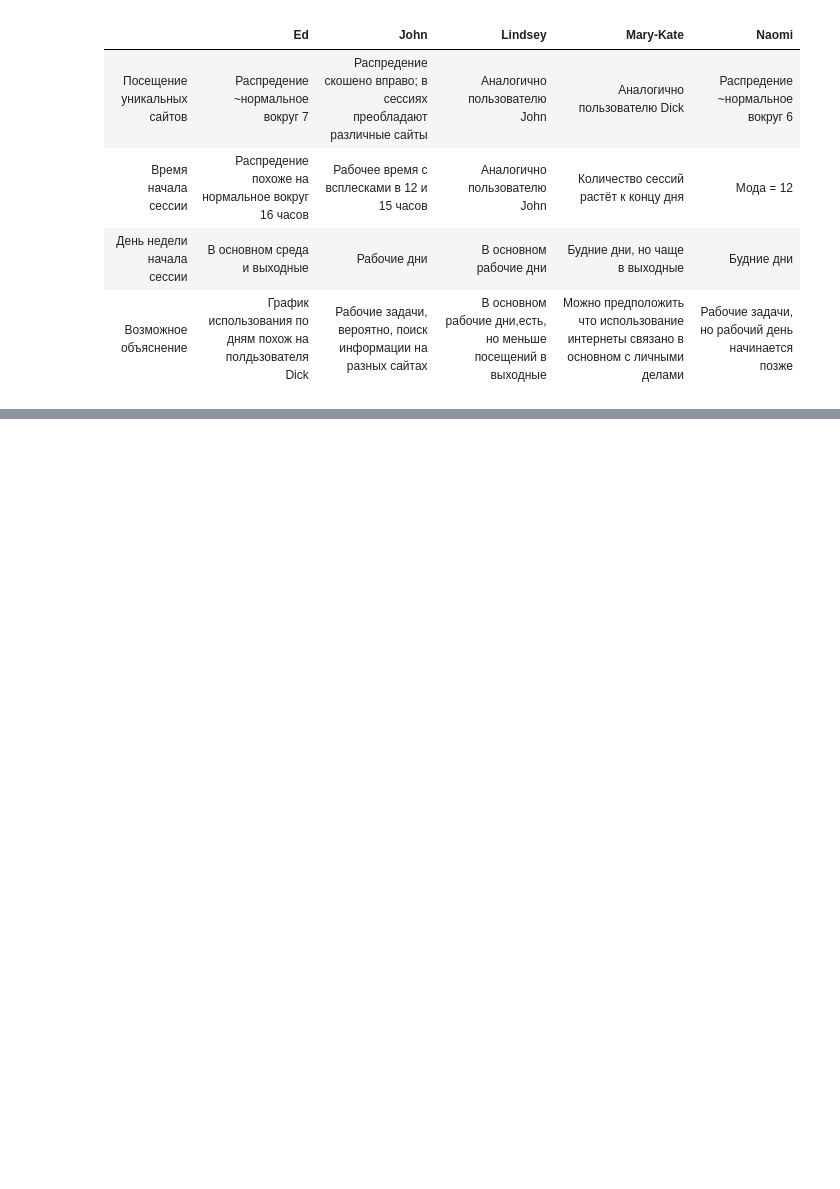
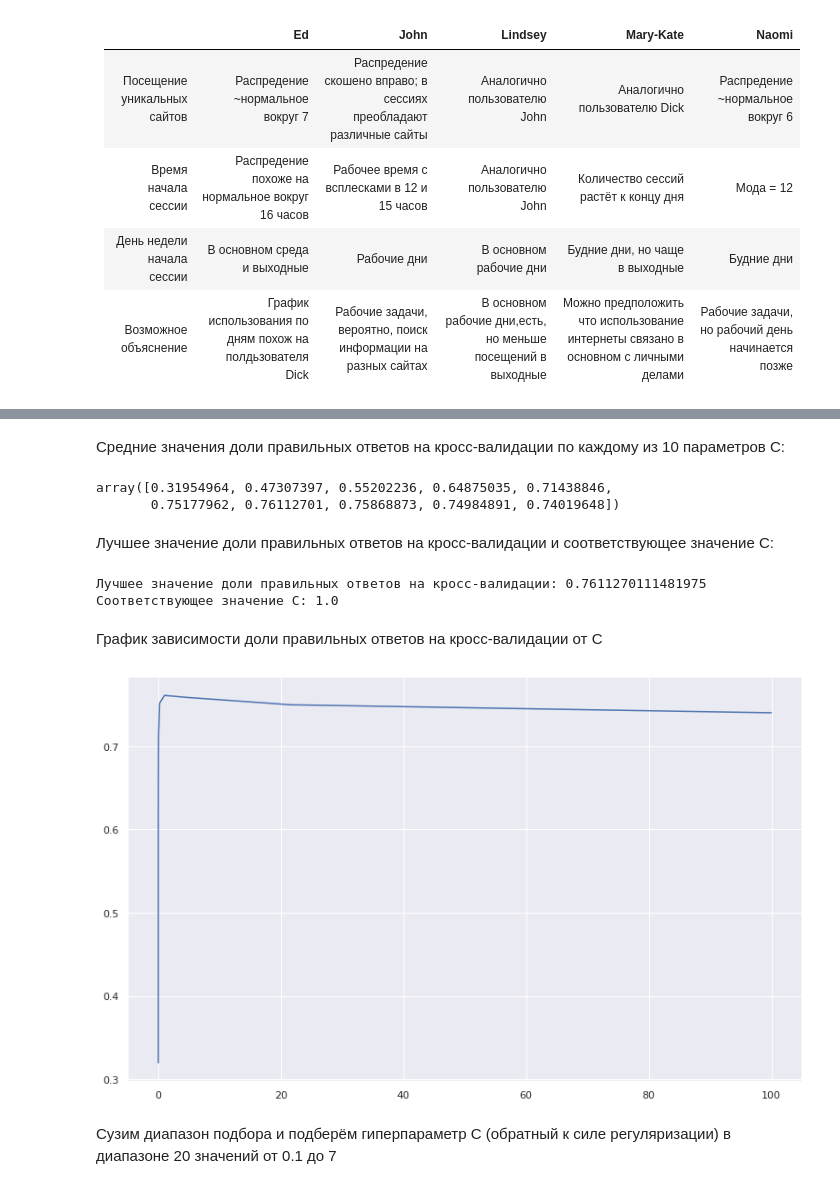
Before and after one commit to Uniholder/Specialization-Yandex-MIPT, a Jupyter notebook: 6_Final_projects/1_user_identification/week7_report.ipynb, the cells around one changed output, grey strips where cells are left out. Drawn from its saved outputs; the diff is of its cells as text; code cells hidden in the pictures; blank space fills up the shorter version.

Commit message:
week7 week4 training covered

```diff
--- a/6_Final_projects/1_user_identification/week7_report.ipynb
+++ b/6_Final_projects/1_user_identification/week7_report.ipynb
@@ -1233,0 +1314,3 @@ for idx, (user, sub_df) in enumerate(train_data_10users.groupby(by='user_name'))
+# %%
+forest = RandomForestClassifier(n_estimators=100, random_state=17, oob_score=True, n_jobs=-1)
+forest.fit(X_train, y_train)
@@ -1233,0 +1335,3 @@ for idx, (user, sub_df) in enumerate(train_data_10users.groupby(by='user_name'))
+# %%
+logit = LogisticRegression(random_state=17, n_jobs=-1)
+logit.fit(X_train, y_train)
@@ -1233,0 +1358,6 @@ for idx, (user, sub_df) in enumerate(train_data_10users.groupby(by='user_name'))
+# %%
+%%time
+logit_c_values1 = np.logspace(-4, 2, 10)
+
+logit_grid_searcher1 = LogisticRegressionCV(logit_c_values1, random_state=17, n_jobs=-1, multi_class='multinomial', cv=skf)
+logit_grid_searcher1.fit(X_train, y_train)
@@ -1233,0 +1372,24 @@ for idx, (user, sub_df) in enumerate(train_data_10users.groupby(by='user_name'))
+# %% [markdown]
+Средние значения доли правильных ответов на кросс-валидации по каждому из 10 параметров C:
+# %%
+logit_mean_cv_scores1 = list(logit_grid_searcher1.scores_.values())[0].mean(axis=0)
+logit_mean_cv_scores1
+# %% [output]
+array([0.31954964, 0.47307397, 0.55202236, 0.64875035, 0.71438846,
+       0.75177962, 0.76112701, 0.75868873, 0.74984891, 0.74019648])
+# %% [markdown]
+Лучшее значение доли правильных ответов на кросс-валидации и соответствующее значение C:
+# %%
+print('Лучшее значение доли правильных ответов на кросс-валидации:', logit_mean_cv_scores1.max())
+print('Соответствующее значение C:', logit_grid_searcher1.C_[0])
+# %% [output]
+Лучшее значение доли правильных ответов на кросс-валидации: 0.7611270111481975
+Соответствующее значение C: 1.0
+# %% [markdown]
+График зависимости доли правильных ответов на кросс-валидации от C
+# %%
+plt.plot(logit_c_values1, logit_mean_cv_scores1);
+# %% [output]
+[figure, added]
+# %% [markdown]
+Сузим диапазон подбора и подберём гиперпараметр С (обратный к силе регуляризации) в диапазоне 20 значений от 0.1 до 7
```
Also changed, not shown: parts of 107 cells of this notebook.
